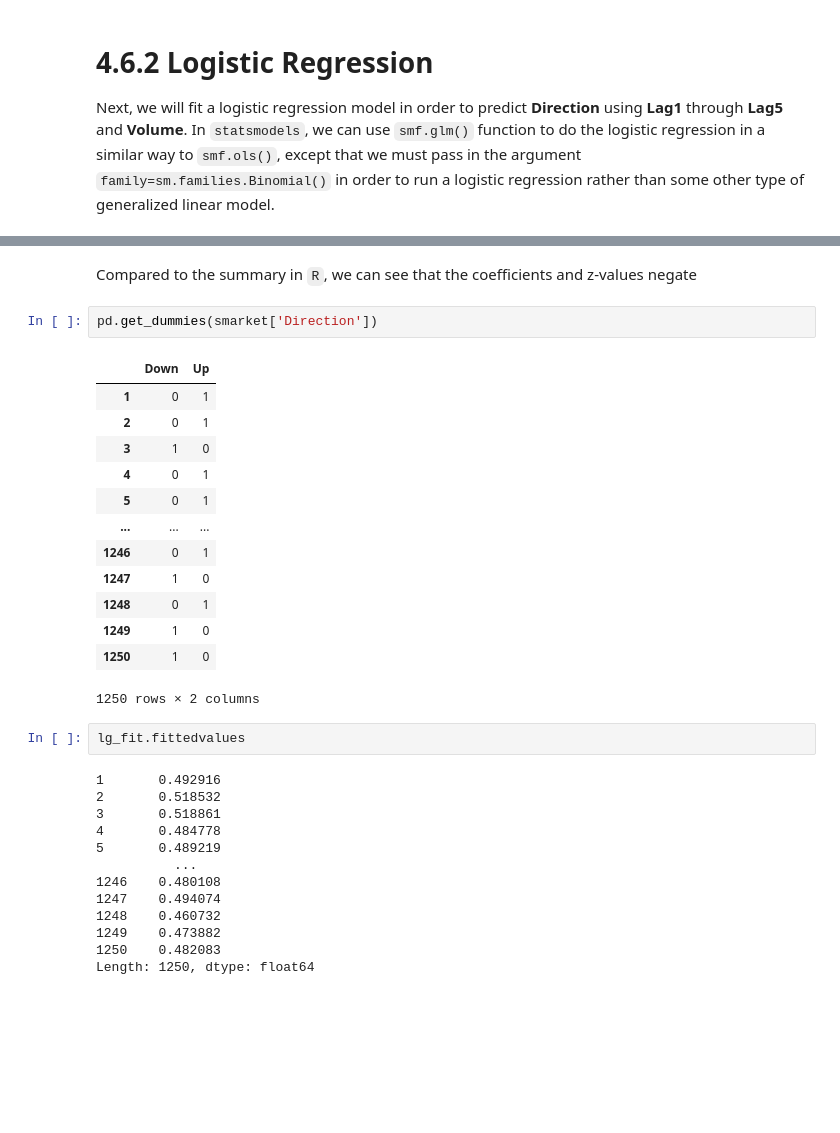
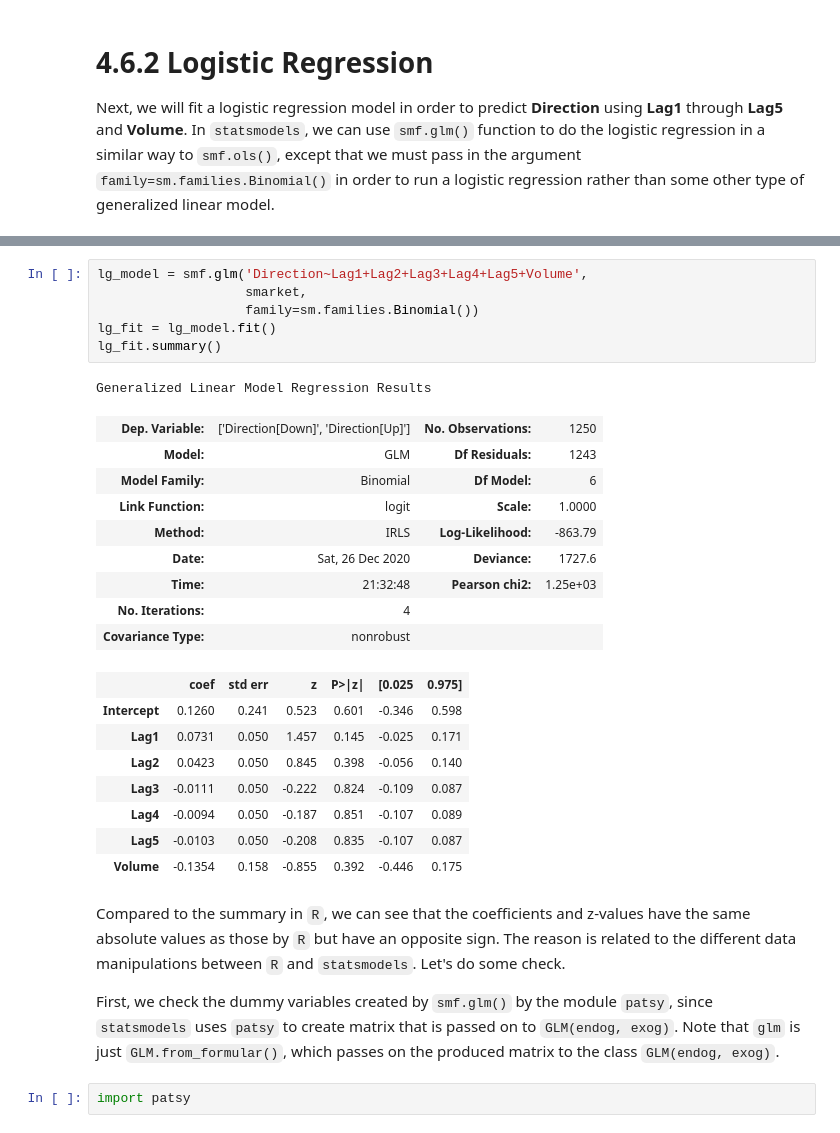
Before and after one commit to chenyulue/ISLP, a Jupyter notebook: Ch04/Ch04-Classification_Lab.ipynb, the cells around one changed output, grey strips where cells are left out. Saved outputs shown, nothing was run; the diff lists cells and outputs as text; blank space fills up the shorter version.

```diff
--- a/Ch04/Ch04-Classification_Lab.ipynb
+++ b/Ch04/Ch04-Classification_Lab.ipynb
@@ -132,33 +111,31 @@ Generalized Linear Model Regression Results
-# %% [markdown]
-Compared to the summary in `R`, we can see that the coefficients and z-values negate
-# %%
-pd.get_dummies(smarket['Direction'])
-# %% [output]
-|  | Down | Up |
-| 1 | 0 | 1 |
-| 2 | 0 | 1 |
-| 3 | 1 | 0 |
-| 4 | 0 | 1 |
-| 5 | 0 | 1 |
-| ... | ... | ... |
-| 1246 | 0 | 1 |
-| 1247 | 1 | 0 |
-| 1248 | 0 | 1 |
-| 1249 | 1 | 0 |
-| 1250 | 1 | 0 |
-1250 rows × 2 columns
-# %%
-lg_fit.fittedvalues
-# %% [output]
-1       0.492916
-2       0.518532
-3       0.518861
-4       0.484778
-5       0.489219
-          ...
-1246    0.480108
-1247    0.494074
-1248    0.460732
-1249    0.473882
-1250    0.482083
-Length: 1250, dtype: float64
+# %%
+lg_model = smf.glm('Direction~Lag1+Lag2+Lag3+Lag4+Lag5+Volume',
+                   smarket,
+                   family=sm.families.Binomial())
+lg_fit = lg_model.fit()
+lg_fit.summary()
+# %% [output]
+Generalized Linear Model Regression Results
+| Dep. Variable: | ['Direction[Down]', 'Direction[Up]'] | No. Observations: | 1250 |
+| Model: | GLM | Df Residuals: | 1243 |
+| Model Family: | Binomial | Df Model: | 6 |
+| Link Function: | logit | Scale: | 1.0000 |
+| Method: | IRLS | Log-Likelihood: | -863.79 |
+| Date: | Sat, 26 Dec 2020 | Deviance: | 1727.6 |
+| Time: | 21:32:48 | Pearson chi2: | 1.25e+03 |
+| No. Iterations: | 4 |  |  |
+| Covariance Type: | nonrobust |  |  |
+|  | coef | std err | z | P>|z| | [0.025 | 0.975] |
+| Intercept | 0.1260 | 0.241 | 0.523 | 0.601 | -0.346 | 0.598 |
+| Lag1 | 0.0731 | 0.050 | 1.457 | 0.145 | -0.025 | 0.171 |
+| Lag2 | 0.0423 | 0.050 | 0.845 | 0.398 | -0.056 | 0.140 |
+| Lag3 | -0.0111 | 0.050 | -0.222 | 0.824 | -0.109 | 0.087 |
+| Lag4 | -0.0094 | 0.050 | -0.187 | 0.851 | -0.107 | 0.089 |
+| Lag5 | -0.0103 | 0.050 | -0.208 | 0.835 | -0.107 | 0.087 |
+| Volume | -0.1354 | 0.158 | -0.855 | 0.392 | -0.446 | 0.175 |
+# %% [markdown]
+Compared to the summary in `R`, we can see that the coefficients and z-values have the same absolute values as those by `R` but have an opposite sign. The reason is related to the different data manipulations between `R` and `statsmodels`. Let's do some check.
+
+First, we check the dummy variables created by `smf.glm()` by the module `patsy`, since `statsmodels` uses `patsy` to create matrix that is passed on to `GLM(endog, exog)`. Note that `glm` is just `GLM.from_formular()`, which passes on the produced matrix to the class `GLM(endog, exog)`.
+# %%
+import patsy
```
Also changed, not shown: parts of 98 cells of this notebook.
